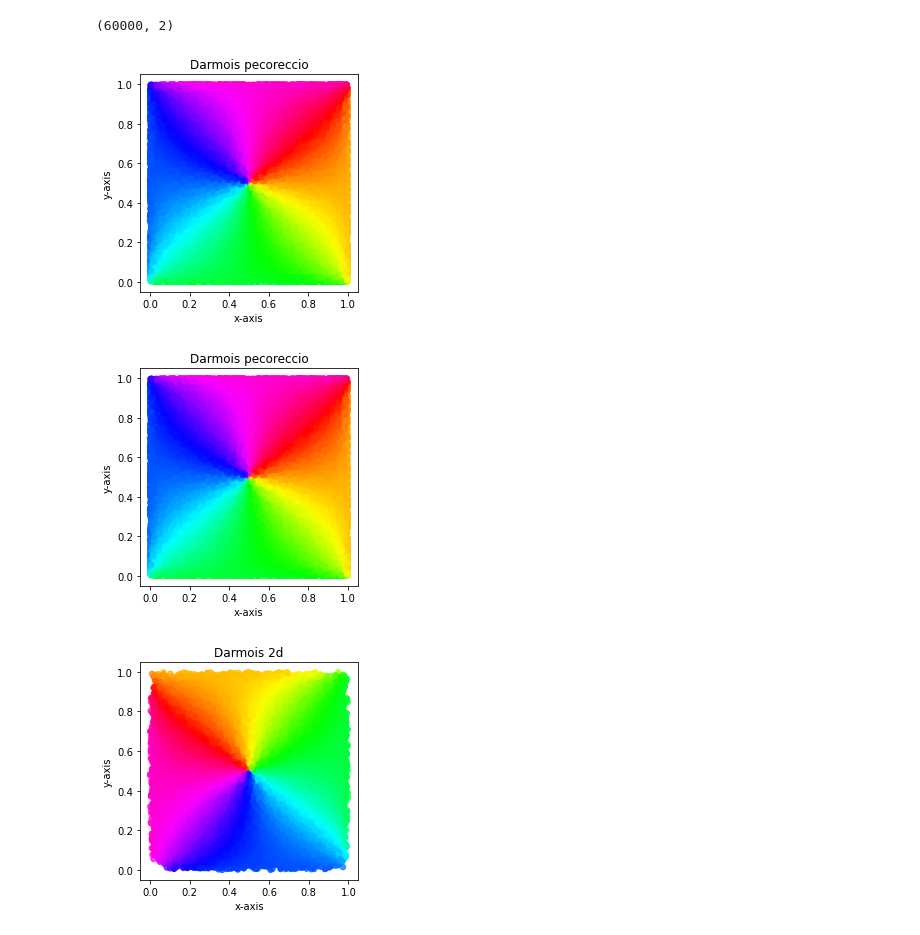
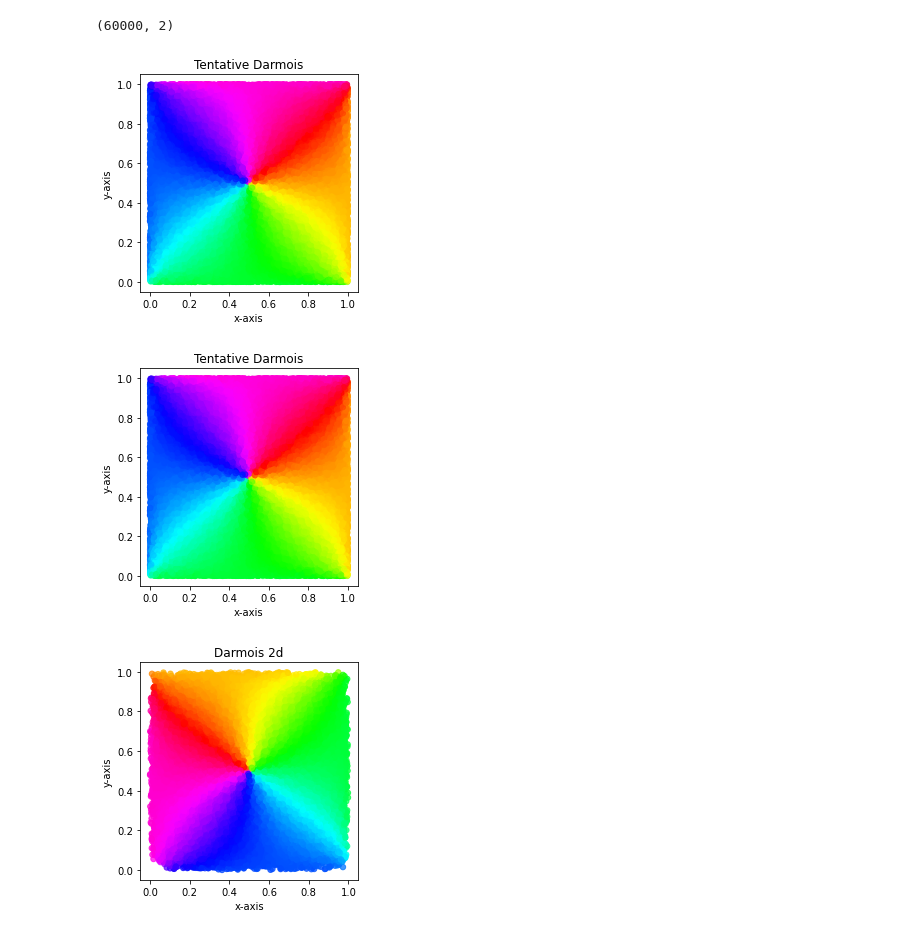
Before and after one commit to lgresele/independent-mechanism-analysis, a Jupyter notebook: 5_aDM_higher_dimensions.ipynb, the cells around one changed output. Saved outputs shown, nothing was run; the diff lists cells and outputs as text; code cells hidden in the pictures.

```diff
--- a/5_aDM_higher_dimensions.ipynb
+++ b/5_aDM_higher_dimensions.ipynb
@@ -86,9 +86,9 @@ X_ = T_lin_batched(X)
 # %%
 Y = 0.5*(1.0 + special.erf(X_))
 # %%
-scatterplot_variables(Y, 'Darmois pecoreccio', colors=colors)
+scatterplot_variables(Y, 'Tentative Darmois', colors=colors)
 # %% [output]
-[figure, old version]
+[figure, new version]
 # %%
 from mixing_functions import darmois_linear_gaussian
 # %%
@@ -98,9 +98,9 @@ darmois_batched = vmap(darmois)
 # %%
 Y_d = darmois_batched(X)
 # %%
-scatterplot_variables(Y_d, 'Darmois pecoreccio', colors=colors)
+scatterplot_variables(Y_d, 'Tentative Darmois', colors=colors)
 # %% [output]
-[figure, old version]
+[figure, new version]
 # %%
 # Compute the Jacobian of both
 # %%
```
Also changed, not shown: parts of 3 cells of this notebook.
